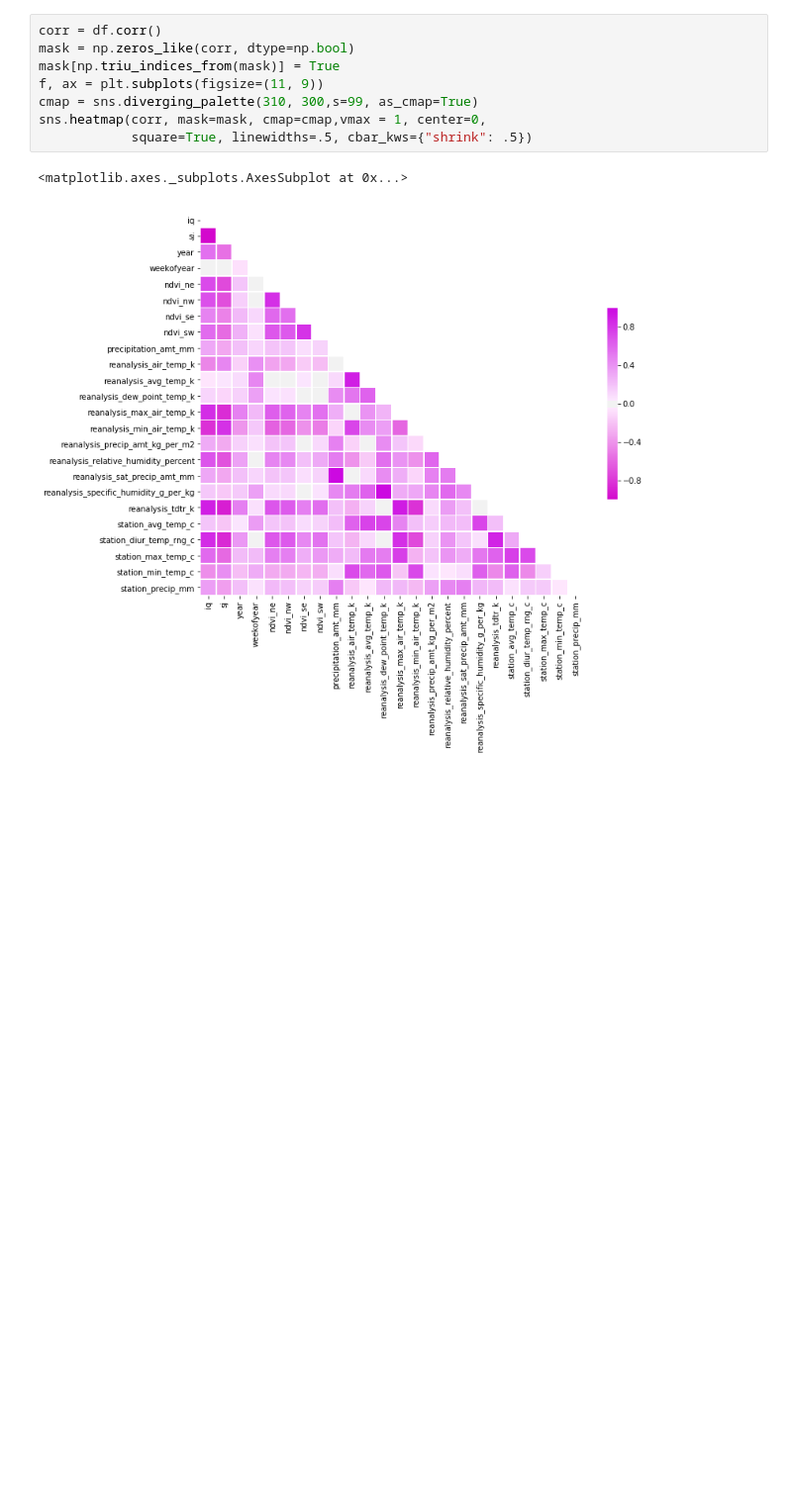
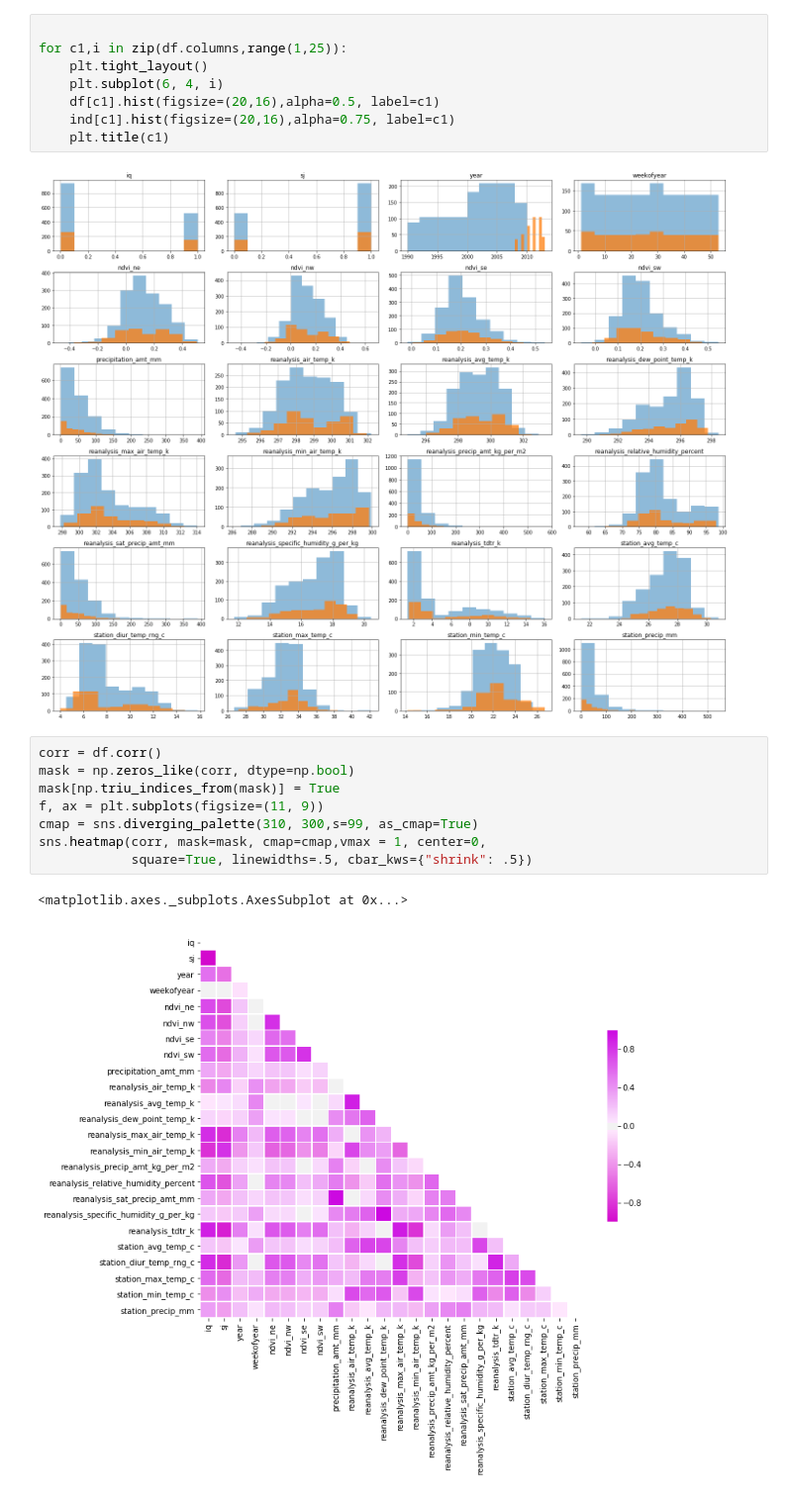
Before and after one commit to Sampanna-Sharma/DengAI, a Jupyter notebook: DengAIML.ipynb, the cells around one changed output. Shown: that part at 99% size. Saved outputs shown, nothing was run; the diff lists cells and outputs as text; blank space fills up the shorter version.

```diff
--- a/DengAIML.ipynb
+++ b/DengAIML.ipynb
@@ -41,4 +54,14 @@ array([[<matplotlib.axes._subplots.AxesSubplot object at 0x...>,
 [figure]
+# %%
+
+for c1,i in zip(df.columns,range(1,25)):
+    plt.tight_layout()
+    plt.subplot(6, 4, i)
+    df[c1].hist(figsize=(20,16),alpha=0.5, label=c1)
+    ind[c1].hist(figsize=(20,16),alpha=0.75, label=c1)
+    plt.title(c1)
+# %% [output]
+[figure, added]
 # %%
 corr = df.corr()
 mask = np.zeros_like(corr, dtype=np.bool)
```
Also changed, not shown: parts of 14 cells of this notebook, 4 other files.
